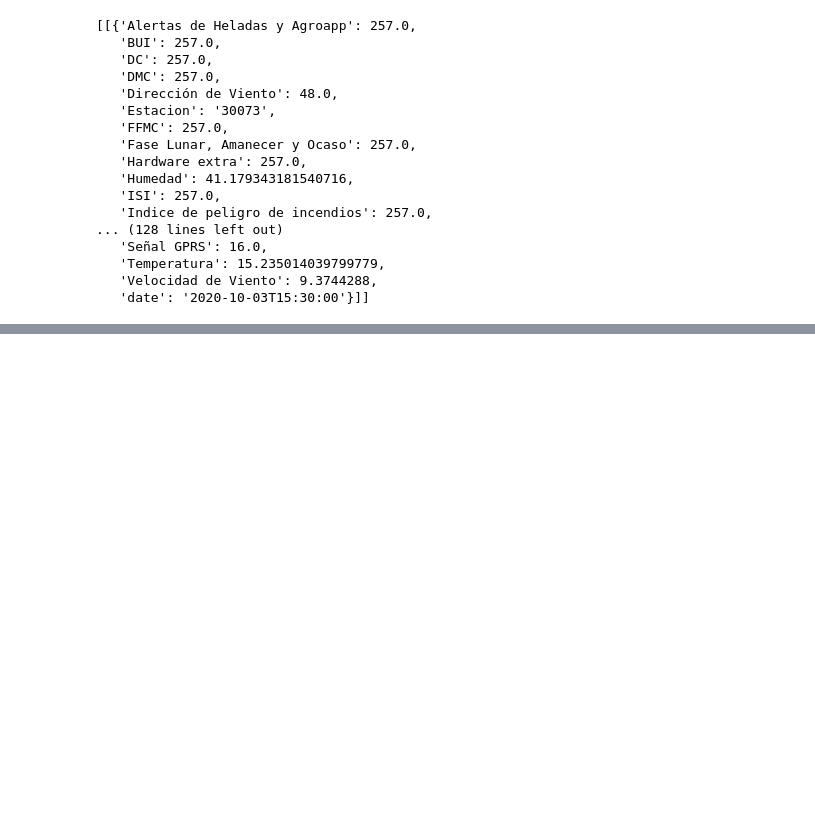
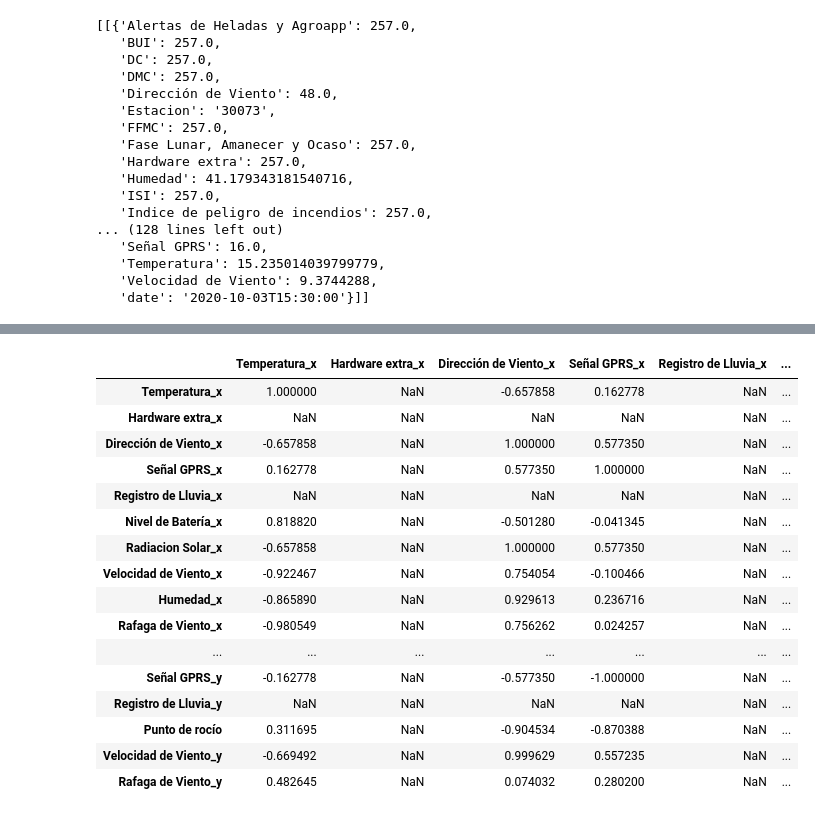
Before and after one commit to Jorge-89/Data-Science-CoderHouse, a Jupyter notebook: conexion_API_OMIXOM.ipynb, the cells around one changed output, grey strips where cells are left out. Saved outputs shown, nothing was run; the diff lists cells and outputs as text; code cells hidden in the pictures; blank space fills up the shorter version.

```diff
--- a/conexion_API_OMIXOM.ipynb
+++ b/conexion_API_OMIXOM.ipynb
@@ -144,0 +262,20 @@ for i in range(len(lista_estaciones)):
+# %%
+df_merge.corr()
+# %% [output]
+|  | Temperatura_x | Hardware extra_x | Dirección de Viento_x | Señal GPRS_x | Registro de Lluvia_x | ... |
+| Temperatura_x | 1.000000 | NaN | -0.657858 | 0.162778 | NaN | ... |
+| Hardware extra_x | NaN | NaN | NaN | NaN | NaN | ... |
+| Dirección de Viento_x | -0.657858 | NaN | 1.000000 | 0.577350 | NaN | ... |
+| Señal GPRS_x | 0.162778 | NaN | 0.577350 | 1.000000 | NaN | ... |
+| Registro de Lluvia_x | NaN | NaN | NaN | NaN | NaN | ... |
+| Nivel de Batería_x | 0.818820 | NaN | -0.501280 | -0.041345 | NaN | ... |
+| Radiacion Solar_x | -0.657858 | NaN | 1.000000 | 0.577350 | NaN | ... |
+| Velocidad de Viento_x | -0.922467 | NaN | 0.754054 | -0.100466 | NaN | ... |
+| Humedad_x | -0.865890 | NaN | 0.929613 | 0.236716 | NaN | ... |
+| Rafaga de Viento_x | -0.980549 | NaN | 0.756262 | 0.024257 | NaN | ... |
+| ... | ... | ... | ... | ... | ... | ... |
+| Señal GPRS_y | -0.162778 | NaN | -0.577350 | -1.000000 | NaN | ... |
+| Registro de Lluvia_y | NaN | NaN | NaN | NaN | NaN | ... |
+| Punto de rocío | 0.311695 | NaN | -0.904534 | -0.870388 | NaN | ... |
+| Velocidad de Viento_y | -0.669492 | NaN | 0.999629 | 0.557235 | NaN | ... |
+| Rafaga de Viento_y | 0.482645 | NaN | 0.074032 | 0.280200 | NaN | ... |
```
Also changed, not shown: parts of 11 cells of this notebook.
